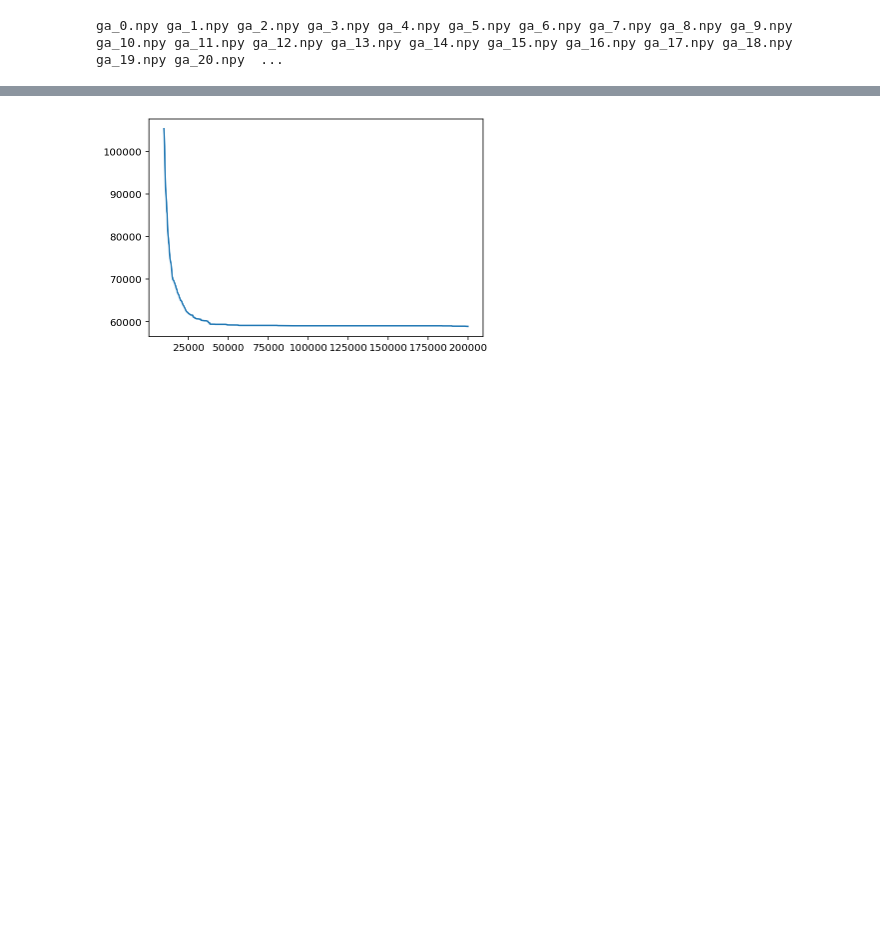
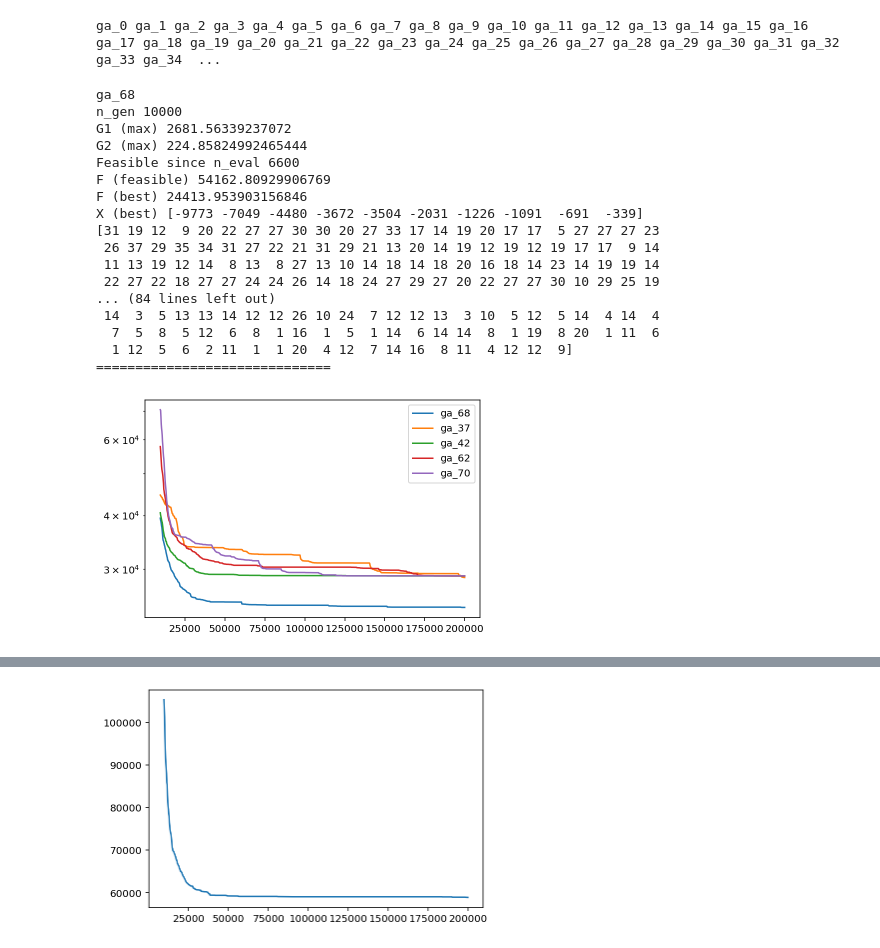
Before and after one commit to blankjul/pymoo-iscso19, a Jupyter notebook: notebooks/results.ipynb, the cells around one changed output, grey strips where cells are left out. Drawn from its saved outputs; the diff is of its cells as text; code cells hidden in the pictures; blank space fills up the shorter version.

```diff
--- a/notebooks/results.ipynb
+++ b/notebooks/results.ipynb
@@ -37,17 +33,26 @@ def get(hist):
 data = {}
 
 for k in range(110):
+    folder = os.path.join(root, "results", "ga")
+    fname = "ga_%s" % k
 
-    fname = "ga_%s.npy" % k
     print(fname, end=" ")
 
     try:
 
-        history = np.load(os.path.join(root, "results", fname), allow_pickle=True)
+        history = np.load(os.path.join(folder, fname + ".npy"), allow_pickle=True)
         F, G1, G2, evals = get(history)
+
+        feasible = None
+        for h in history:
+            if np.any(h.pop.get("feasible")):
+                feasible = h
+                break
+
 
         data[fname] = {
             "algorithm" : history[-1],
+            "feasible" : feasible,
             "F" : F,
             "G1" : G1,
             "G2" : G2,
@@ -58,4 +63,63 @@ for k in range(110):
         print(e)
         continue
 # %% [output]
-ga_0.npy ga_1.npy ga_2.npy ga_3.npy ga_4.npy ga_5.npy ga_6.npy ga_7.npy ga_8.npy ga_9.npy ga_10.npy ga_11.npy ga_12.npy ga_13.npy ga_14.npy ga_15.npy ga_16.npy ga_17.npy ga_18.npy ga_19.npy ga_20.npy  ...
+ga_0 ga_1 ga_2 ga_3 ga_4 ga_5 ga_6 ga_7 ga_8 ga_9 ga_10 ga_11 ga_12 ga_13 ga_14 ga_15 ga_16 ga_17 ga_18 ga_19 ga_20 ga_21 ga_22 ga_23 ga_24 ga_25 ga_26 ga_27 ga_28 ga_29 ga_30 ga_31 ga_32 ga_33 ga_34  ...
+# %%
+keys = list(data.keys())
+res = np.array([data[k]["F"].min() for k in keys])
+top = [keys[i] for i in res.argsort()[:5]]
+# %%
+
+for fname in top:
+
+    val = data[fname]
+
+    F, G1, G2, evals, algorithm, feasible = val["F"], val["G1"], val["G2"], val["evals"], val["algorithm"], val["feasible"]
+
+    f = algorithm.pop.get("F")
+    best = f.argmin()
+    x = algorithm.pop.get("X")[best]
+
+
+    print(fname)
+
+
+    print("n_gen", algorithm.n_gen)
+    print("G1 (max)", G1.max())
+    print("G2 (max)", G2.max())
+    print("Feasible since n_eval", feasible.evaluator.n_eval)
+    print("F (feasible)", feasible.pop.get("F").min())
+
+    print("F (best)", algorithm.pop.get("F").min())
+
+    print("X (best)", x[-10:])
+    print(x[:-10])
+    print("=" * 30)
+
+
+#     plt.plot(evals[feas:feas+100], F[feas:feas+100], label=str(k))
+
+    plt.plot(evals[feas:], F[feas:], label=fname)
+
+plt.yscale("log")
+plt.legend()
+plt.show()
+# %% [output]
+ga_68
+n_gen 10000
+G1 (max) 2681.56339237072
+G2 (max) 224.85824992465444
+Feasible since n_eval 6600
+F (feasible) 54162.80929906769
+F (best) 24413.953903156846
+X (best) [-9773 -7049 -4480 -3672 -3504 -2031 -1226 -1091  -691  -339]
+[31 19 12  9 20 22 27 27 30 30 20 27 33 17 14 19 20 17 17  5 27 27 27 23
+ 26 37 29 35 34 31 27 22 21 31 29 21 13 20 14 19 12 19 12 19 17 17  9 14
+ 11 13 19 12 14  8 13  8 27 13 10 14 18 14 18 20 16 18 14 23 14 19 19 14
+ 22 27 22 18 27 27 24 24 26 14 18 24 27 29 27 20 22 27 27 30 10 29 25 19
+... (84 lines left out)
+ 14  3  5 13 13 14 12 12 26 10 24  7 12 12 13  3 10  5 12  5 14  4 14  4
+  7  5  8  5 12  6  8  1 16  1  5  1 14  6 14 14  8  1 19  8 20  1 11  6
+  1 12  5  6  2 11  1  1 20  4 12  7 14 16  8 11  4 12 12  9]
+==============================
+[figure, added]
```
Also changed, not shown: parts of 6 cells of this notebook, 12 other files.
